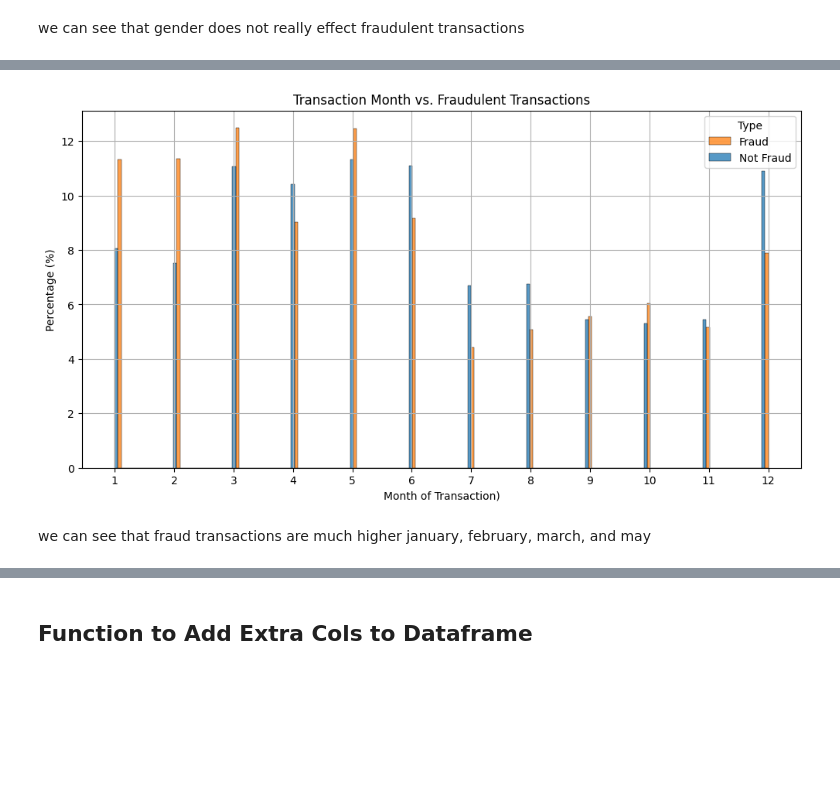
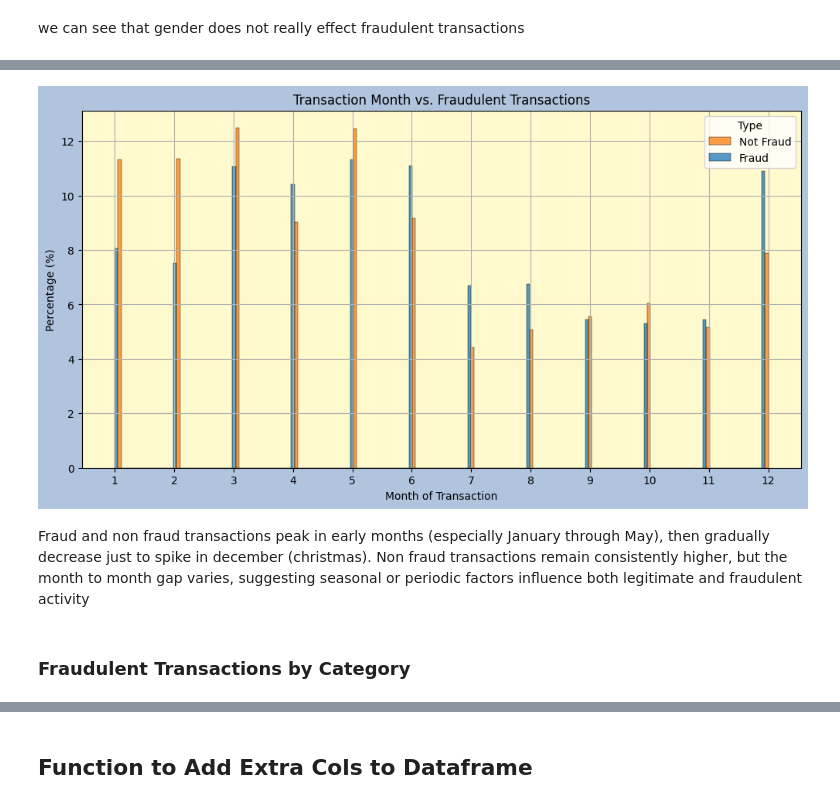
Before and after one commit to KM016/CCFraudDetection, a Jupyter notebook: main.ipynb, the cells around one changed output, grey strips where cells are left out. Drawn from its saved outputs; the diff is of its cells as text; code cells hidden in the pictures; blank space fills up the shorter version.

```diff
--- a/main.ipynb
+++ b/main.ipynb
@@ -50,13 +72,20 @@ features_to_compare = ['amt', 'gender', 'category', 'merchant', 'age', 'day', 'm
 # %% [markdown]
 ### Amount vs Fraud
 # %%
-plt.figure(figsize=(12, 6))
-sns.histplot(x='amt',data=df[df.amt<=1500],hue='is_fraud',stat='percent',multiple='dodge',common_norm=False,bins=25)
+fig, ax = plt.subplots(figsize=(12, 6))
+sns.histplot(x='amt', data=df[df.amt <= 1500], hue='is_fraud', stat='percent', multiple='dodge', common_norm=False, bins=25, ax=ax)
 
-plt.title('Comparison of Amount Spent vs. Fraudulent Transactions')
-plt.xlabel('Amount Spent')
-plt.ylabel('Percentage (%)')
-plt.legend(title='Type', labels=['Fraud', 'Not Fraud'])
+ax.set_title('Comparison of Amount Spent vs. Fraudulent Transactions')
+ax.set_xlabel('Amount Spent')
+ax.set_ylabel('Percentage (%)')
 
+
+legend_labels = ['Not Fraud' if val == 0 else 'Fraud' for val in df['is_fraud'].unique()]
+ax.legend(title='Type', labels=legend_labels)
+
+ax.set_facecolor('lemonchiffon')
+ax.grid(True)
+
+fig.set_facecolor('lightsteelblue')
 plt.show()
 # %% [output]
@@ -141,20 +182,23 @@ We can see that fraud transactions are more common than non fraud tuesday-saturd
 # %%
-plt.figure(figsize=(12, 6))
-sns.histplot(x='trans_month', data=df, hue='is_fraud', stat='percent', multiple='dodge', common_norm=False)
+fig, ax = plt.subplots(figsize=(12, 6))
+sns.histplot(x='trans_month', data=df, hue='is_fraud', stat='percent', multiple='dodge', common_norm=False, ax=ax)
 
-plt.title('Transaction Month vs. Fraudulent Transactions')
-plt.xlabel('Month of Transaction)')
-plt.ylabel('Percentage (%)')
-plt.xticks(np.arange(1, 13, 1))
-plt.legend(title='Type', labels=['Fraud', 'Not Fraud'])
-plt.grid()
+ax.set_title('Transaction Month vs. Fraudulent Transactions')
+ax.set_xlabel('Month of Transaction')
+ax.set_ylabel('Percentage (%)')
+ax.set_xticks(np.arange(1, 13, 1))
+ax.legend(title='Type', labels=legend_labels)
+ax.set_facecolor('lemonchiffon')
+ax.grid()
 
-
+fig.set_facecolor('lightsteelblue')
 plt.show()
 # %% [output]
-[figure, old version]
+[figure, new version]
-# %% [markdown]
-we can see that fraud transactions are much higher january, february, march, and may
+# %% [markdown]
+Fraud and non fraud transactions peak in early months (especially January through May), then gradually decrease just to spike in december (christmas). Non fraud transactions remain consistently higher, but the month to month gap varies, suggesting seasonal or periodic factors influence both legitimate and fraudulent activity
+# %% [markdown]
+### Fraudulent Transactions by Category
 # %%
 counts = df.groupby(['category', 'is_fraud']).size().unstack(fill_value=0)
 
```
Also changed, not shown: parts of 63 cells of this notebook.
